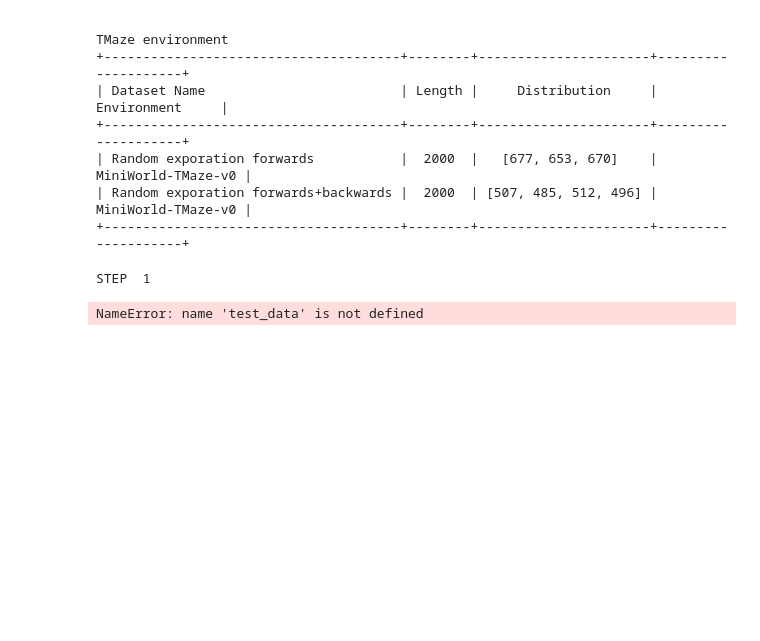
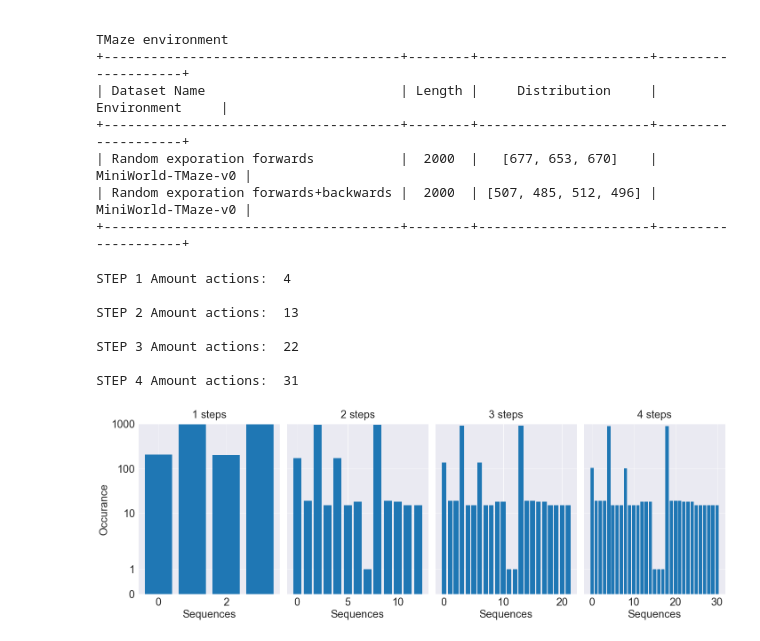
Before and after one commit to Mariusmarten/SpatialMemory, a Jupyter notebook: _0_dataset-generation.ipynb, the cells around one changed output. Cells and saved outputs as stored; diff of their text form; code cells hidden in the pictures; blank space fills up the shorter version.

Commit message:
adopted plotting, update LSTM code, deleted csv

```diff
--- a/_0_dataset-generation.ipynb
+++ b/_0_dataset-generation.ipynb
@@ -319,45 +362,80 @@ TMaze environment
 +--------------------------------------+--------+----------------------+--------------------+
 # %%
 from collections import Counter
+from matplotlib import pyplot as plt
+import numpy as np
 
 """
 Show the distributions for the different trajectory lengths (dataset diversity)
 """
 
+def show_information(actions):
 
-def show_information(dataset):
+    for i in range(len(actions)):
 
-    actions = []
-    for element in test_data["actions"]:
-        actions.append(str(element[:]))
+        plt.subplot(1, 4, i+1)
+        count = Counter(actions[i])
 
-    print(len(set(actions)))
-    count = Counter(actions)
-    print(count)
+        font = 24
+        hfont = {'fontname':'Helvetica'}
 
-    plt.rcParams["figure.figsize"] = 10, 5.5
-    with plt.style.context("ggplot"):
-        plt.bar(range(len(count)), count.values(), color="tab:blue")
-        string = "Action seq. distribution for " + str(i) + " steps"
-        plt.title(string, fontsize=22)
-        plt.xlabel("Sequences", fontsize=18)
-        plt.ylabel("Occurance", fontsize=16)
-        plt.legend(fontsize=18)
-        label = "tmaze_random_reverse_data" + str(i) + ".png"
-        plt.show()
+        plt.rcParams["figure.figsize"] = 20, 7
+        plt.rcParams['axes.titlepad'] = 13
+        plt.rcParams['xtick.major.pad']='8' # axis distance
+        plt.rcParams['ytick.major.pad']='8'
+
+        plt.rc("xtick", labelsize=font)
+        plt.rc("ytick", labelsize=font)
+
+        plt.style.use("seaborn-darkgrid")
+
+        with plt.style.context("seaborn-darkgrid"):
+
+            plt.bar(range(len(count)), count.values(), color="tab:blue")
+            string =  str(i + 1) + " steps"
+            plt.title(string, fontsize=font)
+            plt.xlabel("Sequences", fontsize=font)
+
+            plt.ylim(ymax = 1000, ymin = 0)
+            plt.yscale('symlog')
+            if i == 0:
+                plt.style.use("seaborn-darkgrid")
+                plt.yticks(visible=True)
+                plt.ylabel("Occurance", fontsize=font)
+                plt.yticks([0, 1, 10, 100, 1000], ['0', '1', '10', '100','1000'])
+            else:
+                plt.yticks(visible=False)
+
+    plt.tight_layout()
+    plt.savefig('easy_environment_distribution.pdf', bbox_inches="tight")
+    plt.show()
 
 
+collector = []
 for i in range(1, 5):
-    with open("datasets/oracle_reversed_random_data_small.pickle", "rb") as handle:
+    with open("datasets/oracle_reversed_data.pickle", "rb") as handle:
         oracle_reversed_random_data_small = pickle.load(handle)
     dataset = preprocess.split_n_steps_between(oracle_reversed_random_data_small, n=i)
 
-    print("STEP ", str(i))
-    show_information(dataset)
+    actions = []
+    for element in dataset["actions"]:
+        actions.append(str(element[:]))
+
+    collector.append(actions)
+
+    print("STEP", str(i), 'Amount actions: ', len(set(actions)))
     print(" ")
+
+show_information(collector)
 # %% [output]
-STEP  1
+STEP 1 Amount actions:  4
+
+STEP 2 Amount actions:  13
+
+STEP 3 Amount actions:  22
+
+STEP 4 Amount actions:  31
-NameError: name 'test_data' is not defined
+[figure, added]
 # %%
 """
 Preprocess images (Normalize inputs)
```
Also changed, not shown: parts of 4 cells of this notebook, 4 other files.
